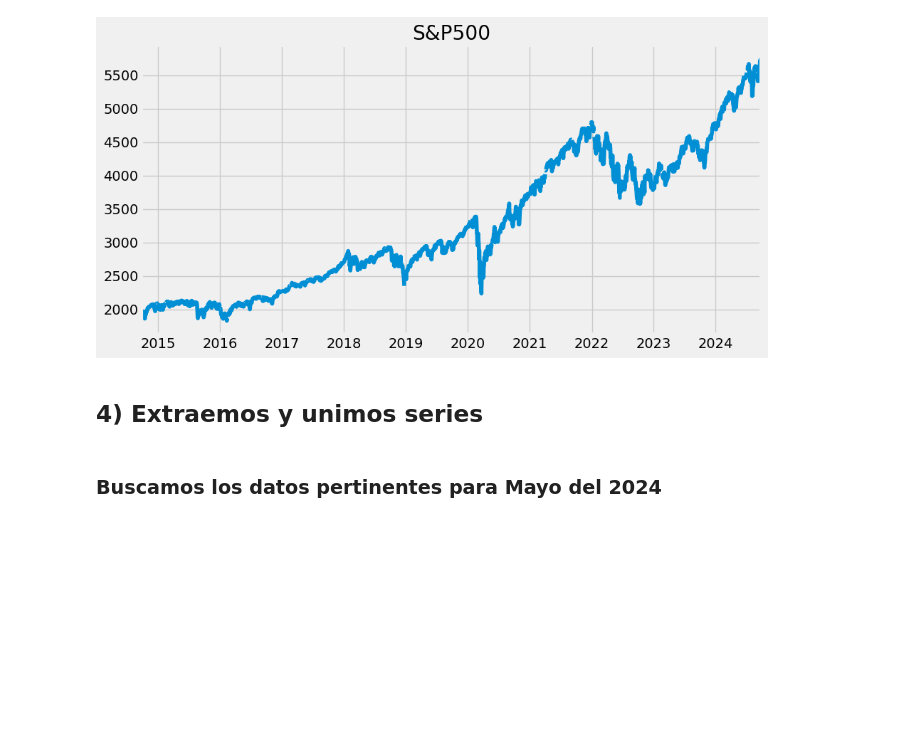
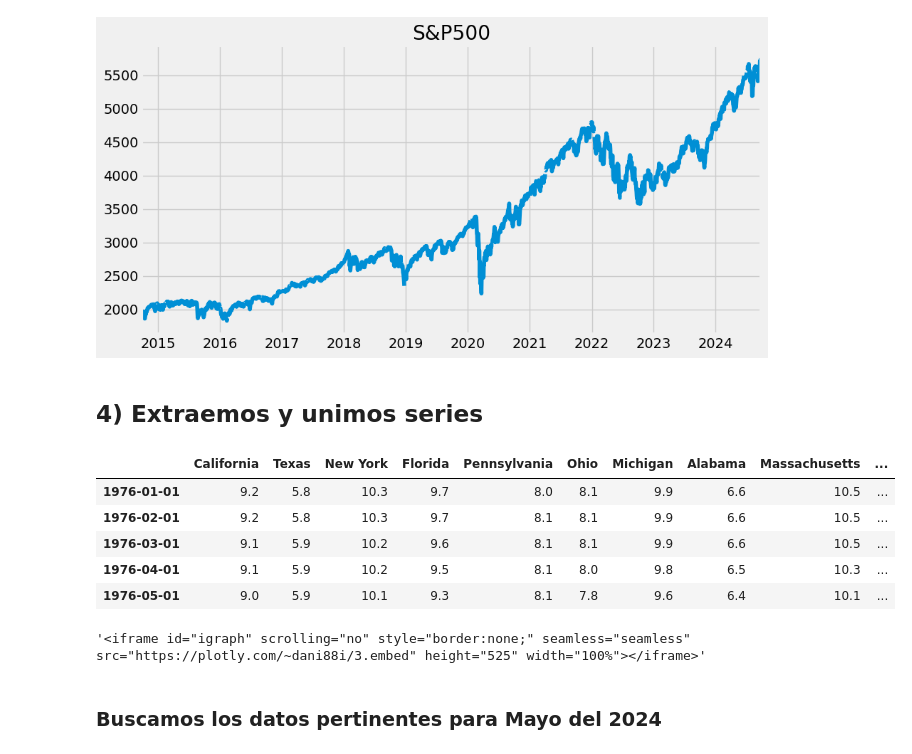
Before and after one commit to dani88i/fred_analisis, a Jupyter notebook: api_analysis.ipynb, the cells around one changed output. Cells and saved outputs as stored; diff of their text form; code cells hidden in the pictures; blank space fills up the shorter version.

```diff
--- a/api_analysis.ipynb
+++ b/api_analysis.ipynb
@@ -60,6 +62,28 @@ uemp_states = uemp_results.copy()  #.drop('UNRATE', axis=1)
 uemp_states = uemp_states.dropna()
 id_to_state = unemp_df['title'].str.replace('Unemployment Rate in ','').to_dict()
 uemp_states.columns = [id_to_state[c] for c in uemp_states.columns]
+# %%
+uemp_states.head()
+# %% [output]
+|  | California | Texas | New York | Florida | Pennsylvania | Ohio | Michigan | Alabama | Massachusetts | ... |
+| 1976-01-01 | 9.2 | 5.8 | 10.3 | 9.7 | 8.0 | 8.1 | 9.9 | 6.6 | 10.5 | ... |
+| 1976-02-01 | 9.2 | 5.8 | 10.3 | 9.7 | 8.1 | 8.1 | 9.9 | 6.6 | 10.5 | ... |
+| 1976-03-01 | 9.1 | 5.9 | 10.2 | 9.6 | 8.1 | 8.1 | 9.9 | 6.6 | 10.5 | ... |
+| 1976-04-01 | 9.1 | 5.9 | 10.2 | 9.5 | 8.1 | 8.0 | 9.8 | 6.5 | 10.3 | ... |
+| 1976-05-01 | 9.0 | 5.9 | 10.1 | 9.3 | 8.1 | 7.8 | 9.6 | 6.4 | 10.1 | ... |
+# %%
+#  import plotly.express as px
+#  import chart_studio as cs
+
+cs.tools.set_credentials_file(username="dani88i", api_key="HHxiwCmdO8hShrFtzcc5")
+
+
+fig = px.line(uemp_states[['California','Texas','New York','Florida']])
+fig.show()
+
+cs.tools.get_embed(cs.plotly.plot(fig, filename=" States Unemployment Rate2", auto_open=False))
+# %% [output]
+'<iframe id="igraph" scrolling="no" style="border:none;" seamless="seamless" src="https://plotly.com/~dani88i/3.embed" height="525" width="100%"></iframe>'
 # %%
 # Plot States Unemployment Rate
 px.line(uemp_states)
```
Also changed, not shown: parts of 4 cells of this notebook.
